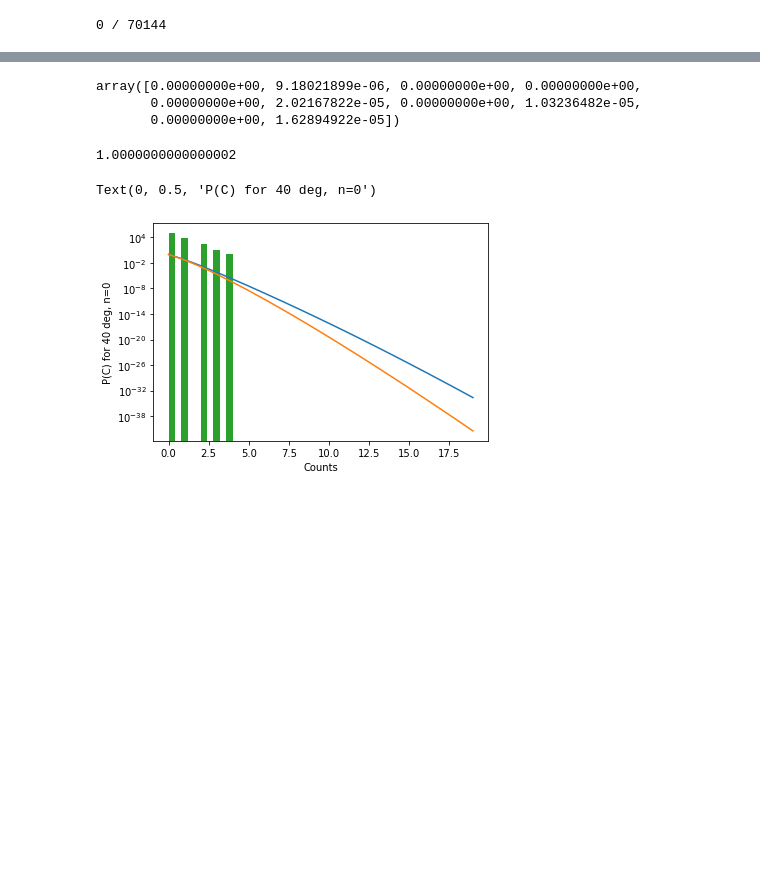
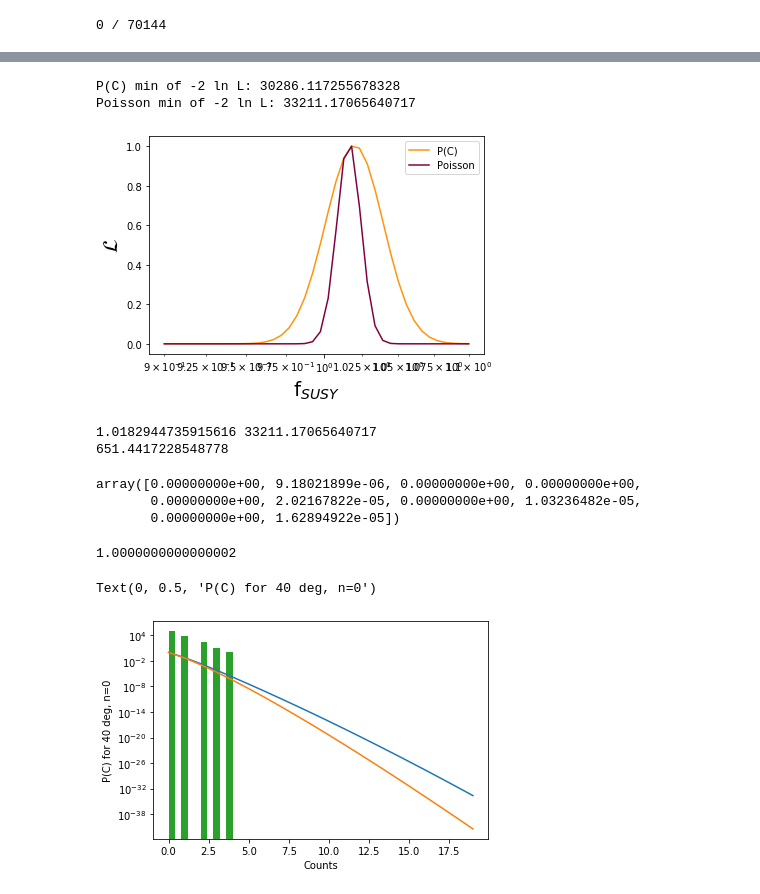
Before and after one commit to runburg/dm_gal_substructure, a Jupyter notebook: n0_skymaps.ipynb, the cells around one changed output, grey strips where cells are left out. Saved outputs shown, nothing was run; the diff lists cells and outputs as text; code cells hidden in the pictures; blank space fills up the shorter version.

```diff
--- a/n0_skymaps.ipynb
+++ b/n0_skymaps.ipynb
@@ -233,0 +353,3 @@ np.mean(pixel_counts_poisson[good_indices]), np.sum(pixel_counts_poisson[good_in
+# %%
+importlib.reload(pd)
+Spoi, fwimpspoi = pd.poisson_likelihood(p, psh, subcounts.astype(np.int16), fluxes, counts, fwimp_limits=fwimp_search)
@@ -233,0 +374,17 @@ np.mean(pixel_counts_poisson[good_indices]), np.sum(pixel_counts_poisson[good_in
+# %%
+axs.plot(fwimpspoi, np.exp(-0.5*(Spoi-Spoi.min())), color='xkcd:wine', label='Poisson')
+axs.legend()
+axs.set_yscale('linear')
+print('P(C) min of -2 ln L:', S.min())
+print('Poisson min of -2 ln L:', Spoi.min())
+fig
+# %% [output]
+P(C) min of -2 ln L: 30286.117255678328
+Poisson min of -2 ln L: 33211.17065640717
+[figure, added]
+# %%
+print(fwimps[Spoi.argmin()], Spoi.min())
+print(np.log10(np.e)*1500)
+# %% [output]
+1.0182944735915616 33211.17065640717
+651.4417228548778
```
Also changed, not shown: parts of 20 cells of this notebook, 6 other files.
